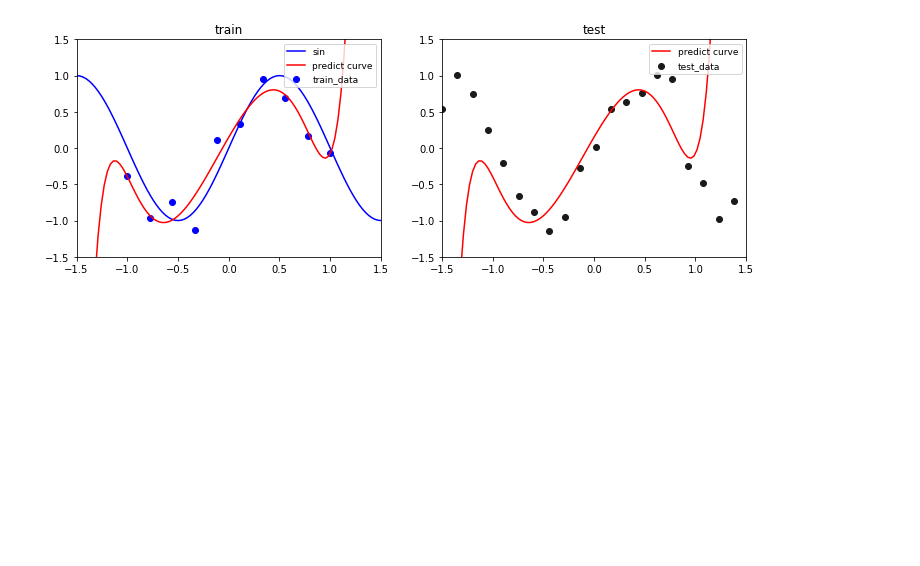
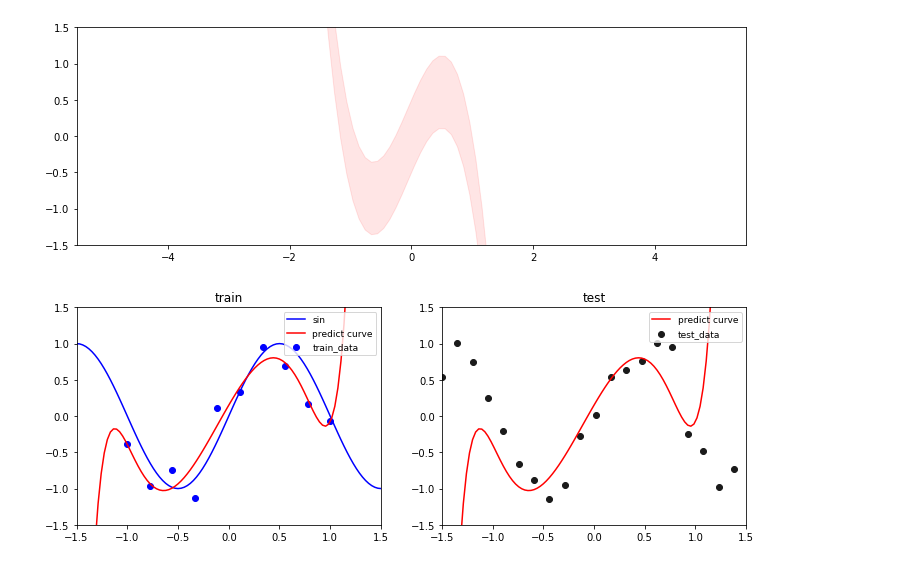
Before and after one commit to furukawa-laboratory/workout_report_2019, a Jupyter notebook: trainee/tsuno/final_report/ML_MAP_estimater.ipynb, the cells around one changed output. Saved outputs shown, nothing was run; the diff lists cells and outputs as text; code cells hidden in the pictures; blank space fills up the shorter version.

```diff
--- a/trainee/tsuno/final_report/ML_MAP_estimater.ipynb
+++ b/trainee/tsuno/final_report/ML_MAP_estimater.ipynb
@@ -60,3 +61,16 @@ w0: 0.07 w1: 2.20 w2: -0.42 w3: -2.12
+# %%
+import matplotlib.pyplot as plt
+import numpy as np
+sigma = 0.5
+x = np.linspace(-5,5,100)
+y = np.array([((-0.01)*1+1.94*i+(-0.37)*i**2+(-2.06)*i**3) for i in x])
+#y = np.sin(x)
+fig, ax = plt.subplots(1,1,figsize=(12,4))
+ax.fill_between(x, y+sigma, y-sigma, alpha=0.1, label='sigma',color='r')
+ax.set_ylim(-1.5,1.5)
+plt.show()
+# %% [output]
+[figure, added]
 # %%
 # MAP推定
 %matplotlib inline
```
Also changed, not shown: parts of 1 cell of this notebook.
